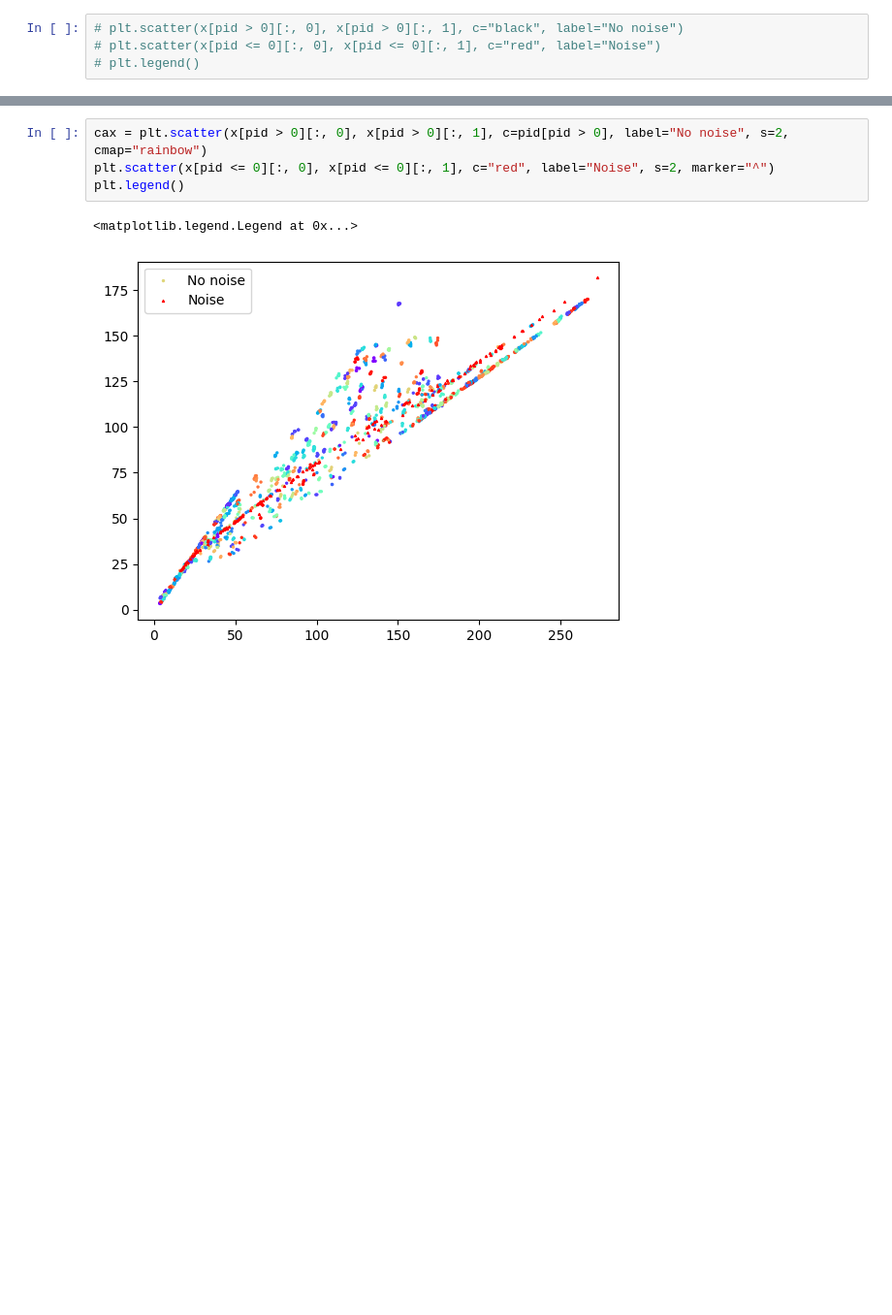
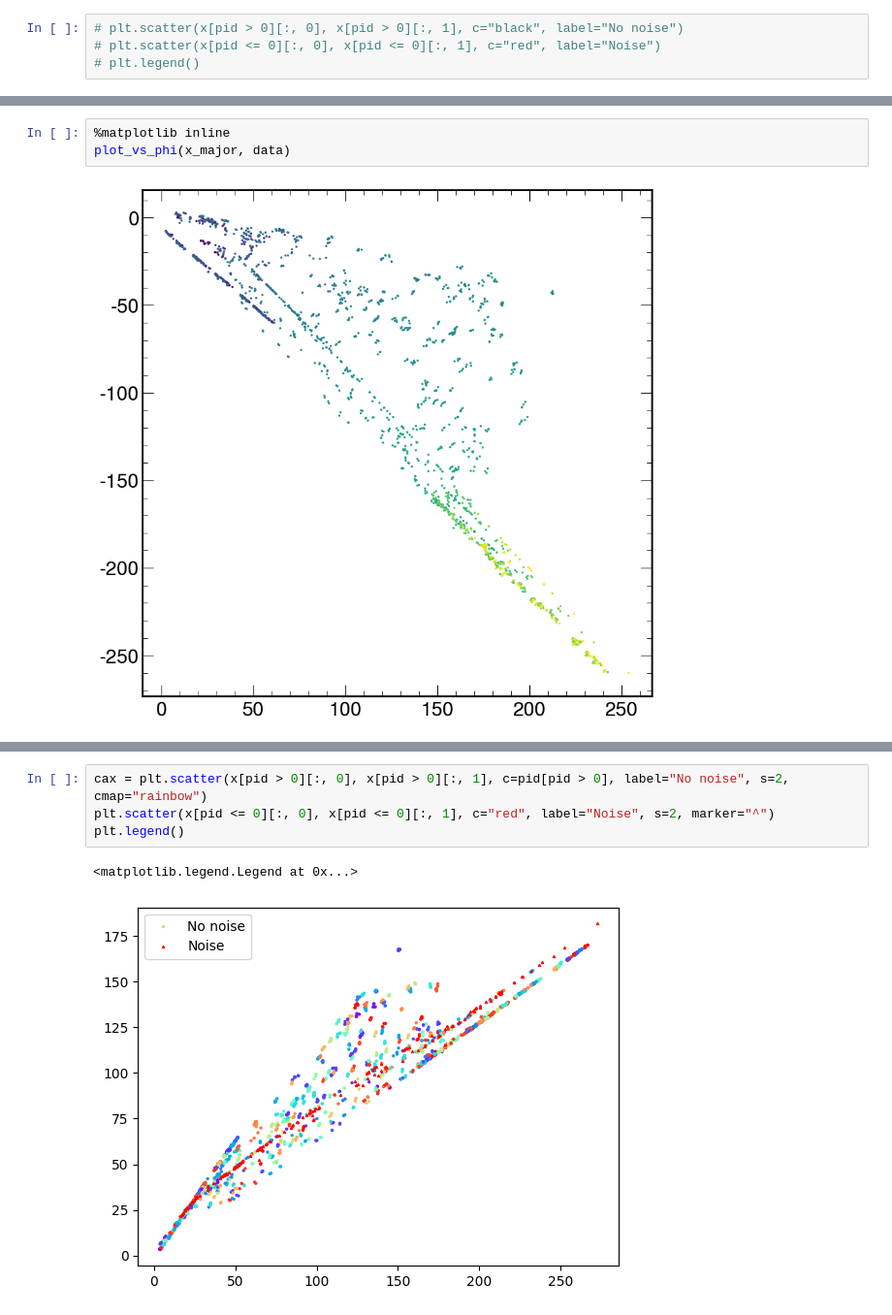
Before and after one commit to gnn-tracking/klieret-gnn-tracking-experiments, a Jupyter notebook: notebooks/restore_and_cluster_plots.ipynb, the cells around one changed output, grey strips where cells are left out. Shown at 97% size. Saved outputs shown, nothing was run; the diff lists cells and outputs as text; blank space fills up the shorter version.

```diff
--- a/notebooks/restore_and_cluster_plots.ipynb
+++ b/notebooks/restore_and_cluster_plots.ipynb
@@ -115,0 +137,5 @@ plot_all_coordinates(x)
+# %%
+%matplotlib inline
+plot_vs_phi(x_major, data)
+# %% [output]
+[figure, added]
```
Also changed, not shown: parts of 30 cells of this notebook.
